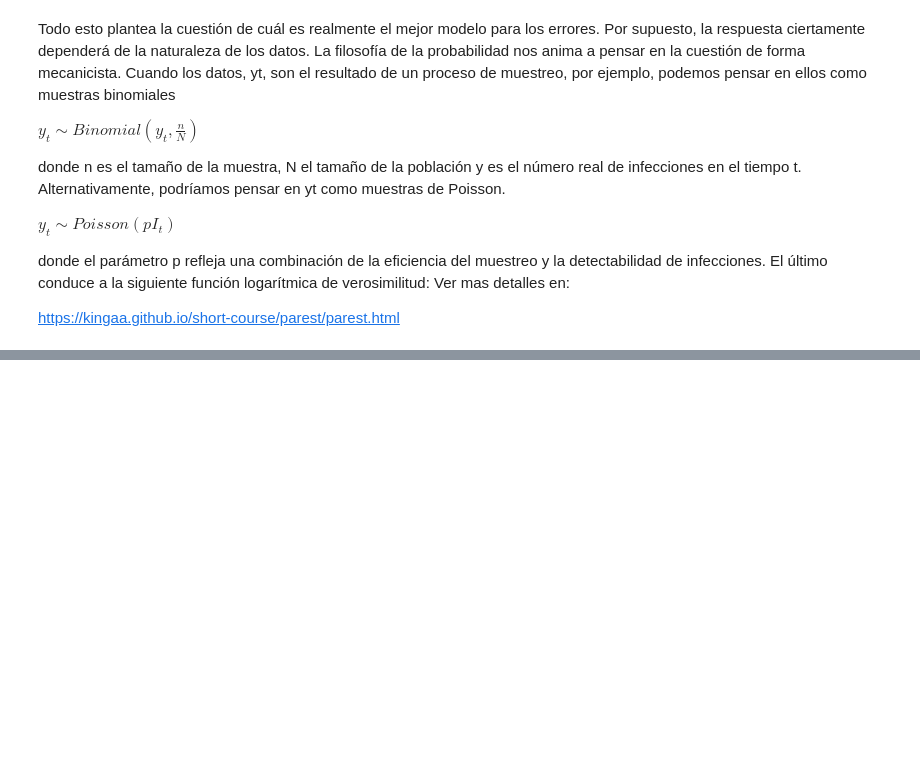
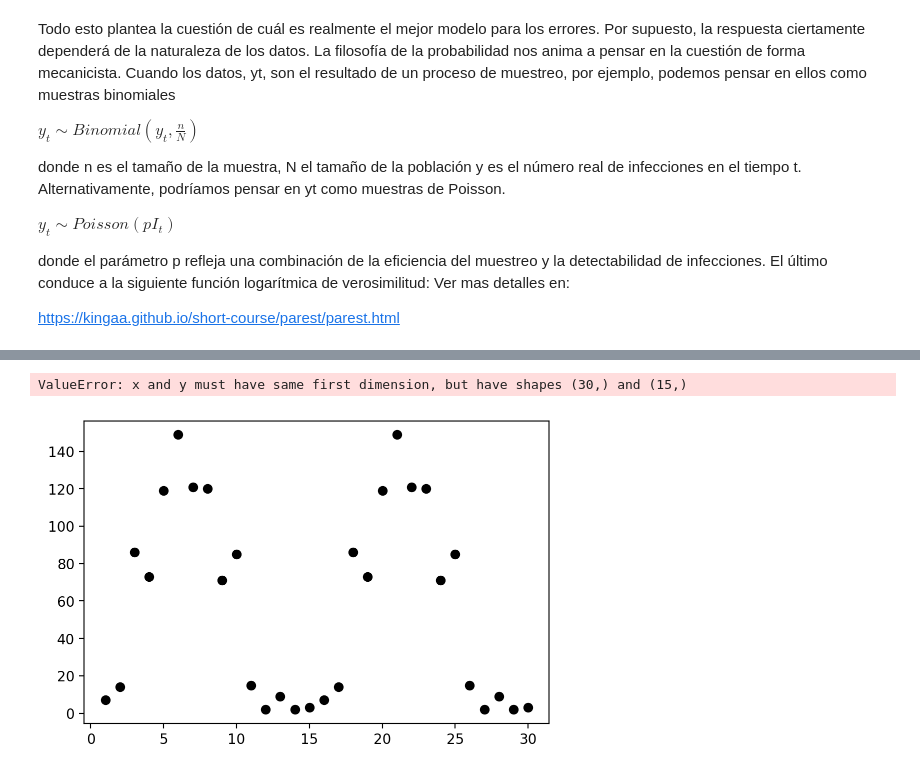
Before and after one commit to diegostaPy/UcomSeminario, a Jupyter notebook: ModelosEpidemiológicos/ModeloSIR.ipynb, the cells around one changed output, grey strips where cells are left out. Saved outputs shown, nothing was run; the diff lists cells and outputs as text; code cells hidden in the pictures; blank space fills up the shorter version.

```diff
--- a/ModelosEpidemiológicos/ModeloSIR.ipynb
+++ b/ModelosEpidemiológicos/ModeloSIR.ipynb
@@ -160,0 +182,14 @@ https://kingaa.github.io/short-course/parest/parest.html
+# %%
+xest2 = ode(model, iniests2, times, args=(paramests2,))
+est_measure2 = yfcn(xest2, paramests2)
+# %%
+plt.plot(times2, data2, 'ko', linewidth=2, label='Datos')
+plt.plot(times2, est_measure2, 'r-', linewidth=3, label='Simulación del modelo(ajuste)')
+
+plt.xlabel('Tiempo')
+plt.ylabel('Casos')
+plt.legend()
+plt.show()
+# %% [output]
+ValueError: x and y must have same first dimension, but have shapes (30,) and (15,)
+[figure, added]
```
Also changed, not shown: parts of 6 cells of this notebook.
